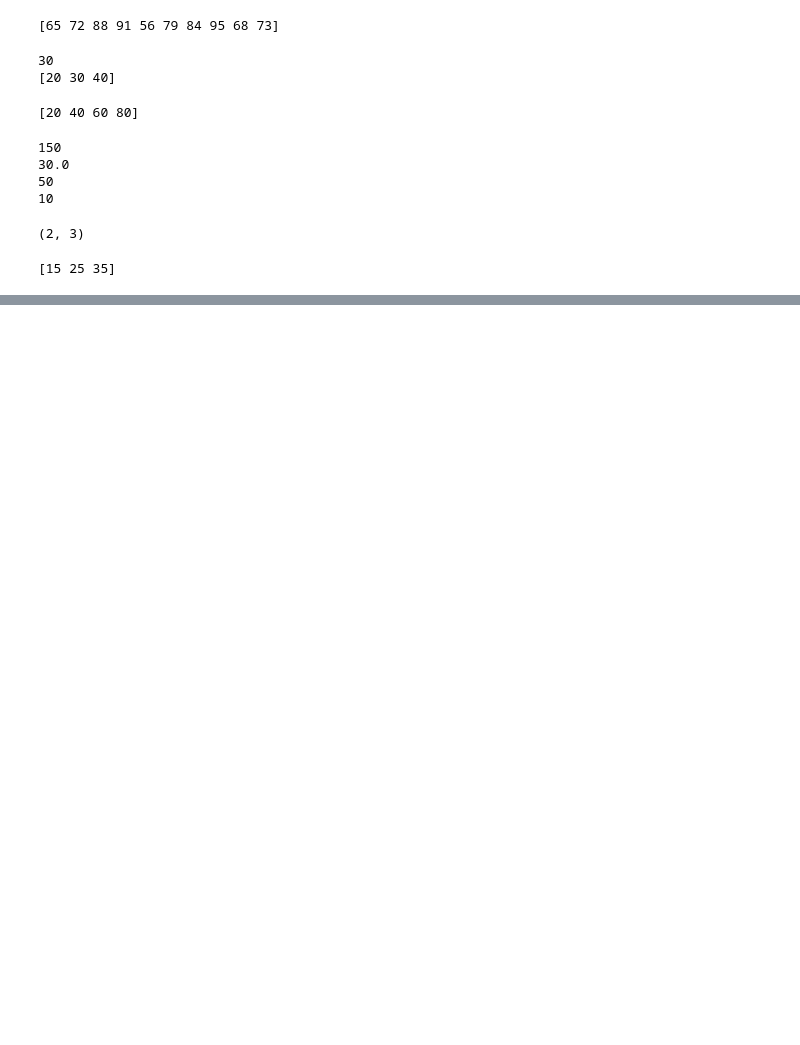
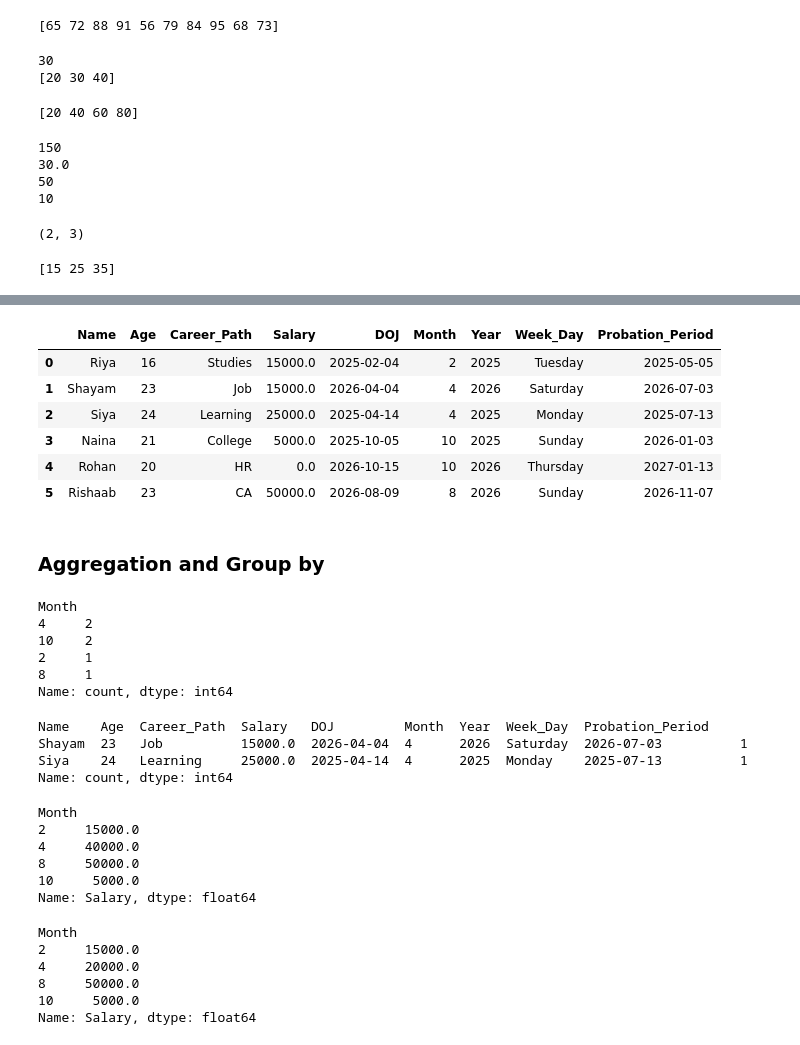
Before and after one commit to Garvita-aggarwal/Data_Science_Internship, a Jupyter notebook: Month_1/W3_NumPy_and_Pandas.ipynb, the cells around one changed output, grey strips where cells are left out. Drawn from its saved outputs; the diff is of its cells as text; code cells hidden in the pictures; blank space fills up the shorter version.

```diff
--- a/Month_1/W3_NumPy_and_Pandas.ipynb
+++ b/Month_1/W3_NumPy_and_Pandas.ipynb
@@ -59,0 +373,47 @@ print(arr[1,1])
+# %%
+df.fillna(0)
+# %% [output]
+|  | Name | Age | Career_Path | Salary | DOJ | Month | Year | Week_Day | Probation_Period |
+| 0 | Riya | 16 | Studies | 15000.0 | 2025-02-04 | 2 | 2025 | Tuesday | 2025-05-05 |
+| 1 | Shayam | 23 | Job | 15000.0 | 2026-04-04 | 4 | 2026 | Saturday | 2026-07-03 |
+| 2 | Siya | 24 | Learning | 25000.0 | 2025-04-14 | 4 | 2025 | Monday | 2025-07-13 |
+| 3 | Naina | 21 | College | 5000.0 | 2025-10-05 | 10 | 2025 | Sunday | 2026-01-03 |
+| 4 | Rohan | 20 | HR | 0.0 | 2026-10-15 | 10 | 2026 | Thursday | 2027-01-13 |
+| 5 | Rishaab | 23 | CA | 50000.0 | 2026-08-09 | 8 | 2026 | Sunday | 2026-11-07 |
+# %% [markdown]
+### Aggregation and Group by
+# %%
+df['Month'].value_counts()
+# %% [output]
+Month
+4     2
+10    2
+2     1
+8     1
+Name: count, dtype: int64
+# %%
+df[df['Month']==4].value_counts()
+# %% [output]
+Name    Age  Career_Path  Salary   DOJ         Month  Year  Week_Day  Probation_Period
+Shayam  23   Job          15000.0  2026-04-04  4      2026  Saturday  2026-07-03          1
+Siya    24   Learning     25000.0  2025-04-14  4      2025  Monday    2025-07-13          1
+Name: count, dtype: int64
+# %%
+#Group By
+df.groupby('Month')['Salary'].sum()
+# %% [output]
+Month
+2     15000.0
+4     40000.0
+8     50000.0
+10     5000.0
+Name: Salary, dtype: float64
+# %%
+df.groupby('Month')['Salary'].mean()
+# %% [output]
+Month
+2     15000.0
+4     20000.0
+8     50000.0
+10     5000.0
+Name: Salary, dtype: float64
```
Also changed, not shown: parts of 56 cells of this notebook.
